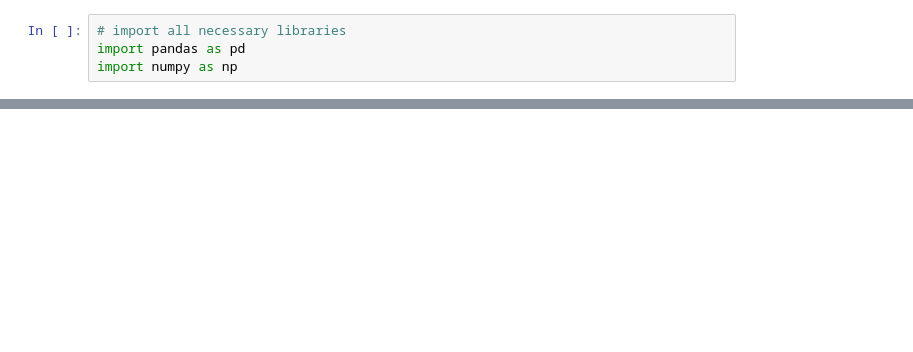
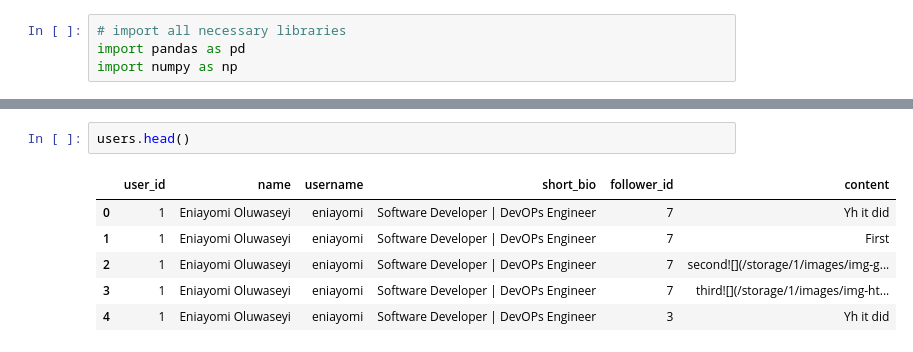
Before and after one commit to Asylcreek/Team_Swift_Recommender_System, a Jupyter notebook: Recommender_Model.ipynb, the cells around one changed output, grey strips where cells are left out. Drawn from its saved outputs; the diff is of its cells as text; blank space fills up the shorter version.

```diff
--- a/Recommender_Model.ipynb
+++ b/Recommender_Model.ipynb
@@ -27,0 +92,9 @@ data.head()
+# %%
+users.head()
+# %% [output]
+|  | user_id | name | username | short_bio | follower_id | content |
+| 0 | 1 | Eniayomi Oluwaseyi | eniayomi | Software Developer | DevOPs Engineer | 7 | Yh it did |
+| 1 | 1 | Eniayomi Oluwaseyi | eniayomi | Software Developer | DevOPs Engineer | 7 | First |
+| 2 | 1 | Eniayomi Oluwaseyi | eniayomi | Software Developer | DevOPs Engineer | 7 | second![](/storage/1/images/img-g... |
+| 3 | 1 | Eniayomi Oluwaseyi | eniayomi | Software Developer | DevOPs Engineer | 7 | third![](/storage/1/images/img-ht... |
+| 4 | 1 | Eniayomi Oluwaseyi | eniayomi | Software Developer | DevOPs Engineer | 3 | Yh it did |
```
Also changed, not shown: parts of 17 cells of this notebook.
